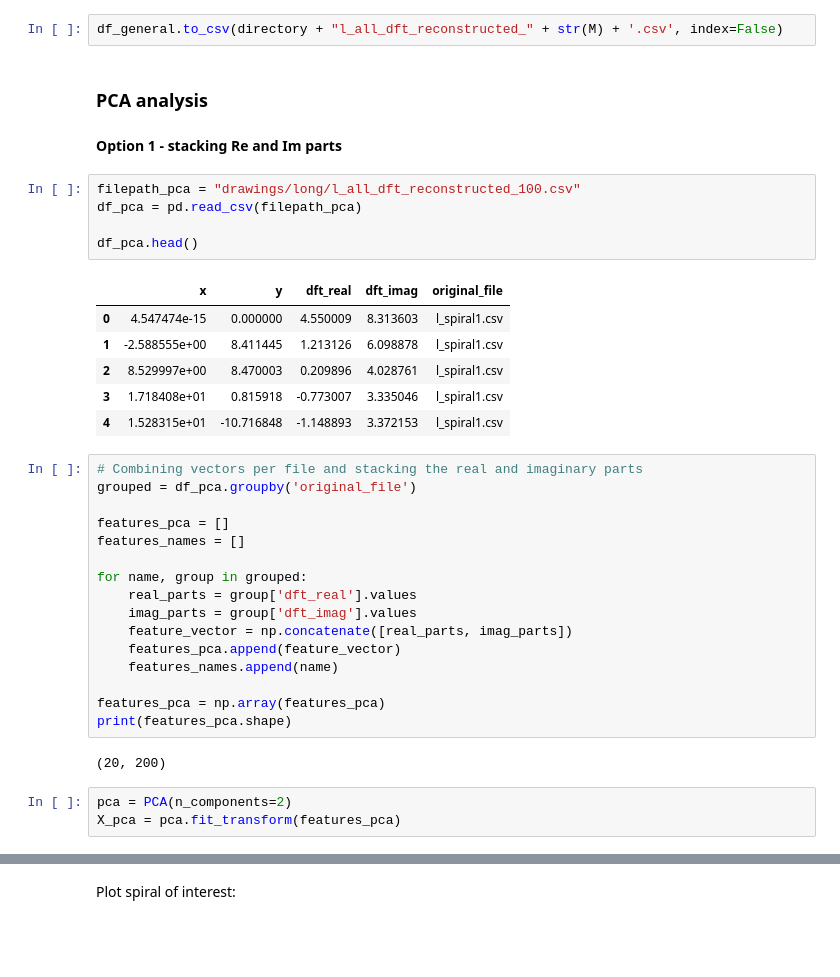
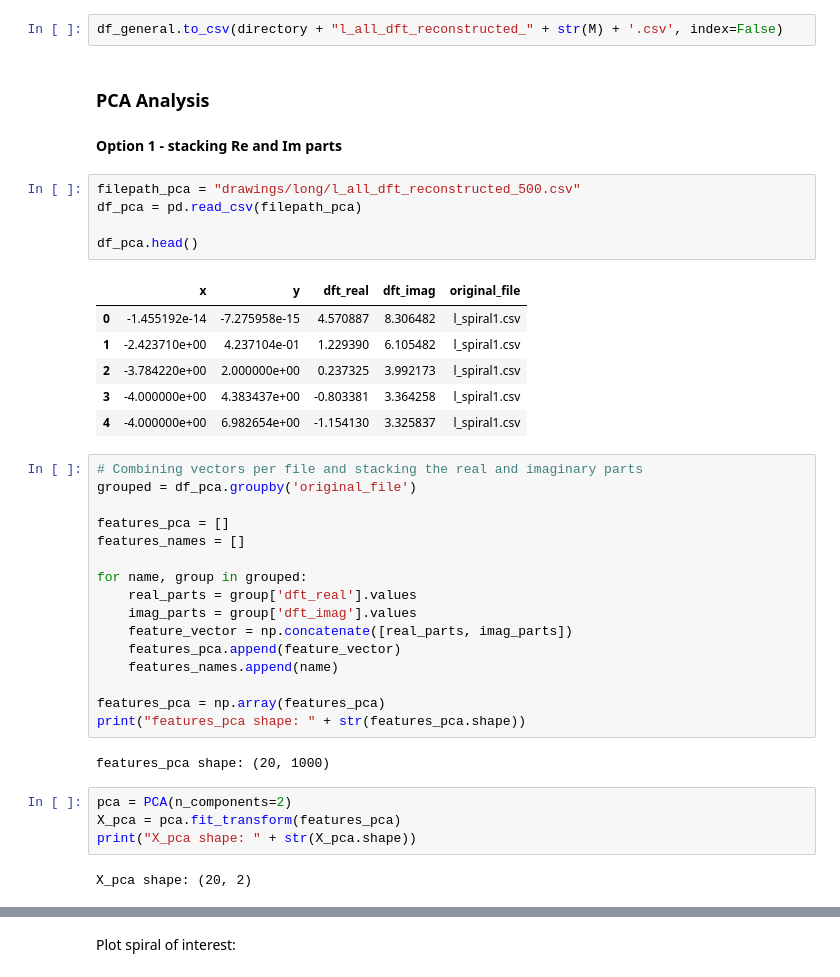
Before and after one commit to TheLegend442/drawing_spirals, a Jupyter notebook: fourier.ipynb, the cells around one changed output, grey strips where cells are left out. Saved outputs shown, nothing was run; the diff lists cells and outputs as text; blank space fills up the shorter version.

```diff
--- a/fourier.ipynb
+++ b/fourier.ipynb
@@ -110,21 +114,21 @@ for filepath in filepaths:
 # %%
 df_general.to_csv(directory + "l_all_dft_reconstructed_" + str(M) + '.csv', index=False)
 # %% [markdown]
-### PCA analysis
+### PCA Analysis
 # %% [markdown]
 **Option 1 - stacking Re and Im parts**
 # %%
-filepath_pca = "drawings/long/l_all_dft_reconstructed_100.csv"
+filepath_pca = "drawings/long/l_all_dft_reconstructed_500.csv"
 df_pca = pd.read_csv(filepath_pca)
 
 df_pca.head()
 # %% [output]
 |  | x | y | dft_real | dft_imag | original_file |
-| 0 | 4.547474e-15 | 0.000000 | 4.550009 | 8.313603 | l_spiral1.csv |
-| 1 | -2.588555e+00 | 8.411445 | 1.213126 | 6.098878 | l_spiral1.csv |
-| 2 | 8.529997e+00 | 8.470003 | 0.209896 | 4.028761 | l_spiral1.csv |
-| 3 | 1.718408e+01 | 0.815918 | -0.773007 | 3.335046 | l_spiral1.csv |
-| 4 | 1.528315e+01 | -10.716848 | -1.148893 | 3.372153 | l_spiral1.csv |
+| 0 | -1.455192e-14 | -7.275958e-15 | 4.570887 | 8.306482 | l_spiral1.csv |
+| 1 | -2.423710e+00 | 4.237104e-01 | 1.229390 | 6.105482 | l_spiral1.csv |
+| 2 | -3.784220e+00 | 2.000000e+00 | 0.237325 | 3.992173 | l_spiral1.csv |
+| 3 | -4.000000e+00 | 4.383437e+00 | -0.803381 | 3.364258 | l_spiral1.csv |
+| 4 | -4.000000e+00 | 6.982654e+00 | -1.154130 | 3.325837 | l_spiral1.csv |
 # %%
 # Combining vectors per file and stacking the real and imaginary parts
 grouped = df_pca.groupby('original_file')
@@ -140,12 +144,15 @@ for name, group in grouped:
     features_names.append(name)
 
 features_pca = np.array(features_pca)
-print(features_pca.shape)
+print("features_pca shape: " + str(features_pca.shape))
 # %% [output]
-(20, 200)
+features_pca shape: (20, 1000)
 # %%
 pca = PCA(n_components=2)
 X_pca = pca.fit_transform(features_pca)
+print("X_pca shape: " + str(X_pca.shape))
+# %% [output]
+X_pca shape: (20, 2)
 # %%
 labels = 5*[0] + 5*[1] + 5*[2] + 5*[3]
 labels_dic = {0: 'Spiral', 1: 'Spiky', 2: 'Tight', 3: 'Flat'}
```
Also changed, not shown: parts of 17 cells of this notebook.
